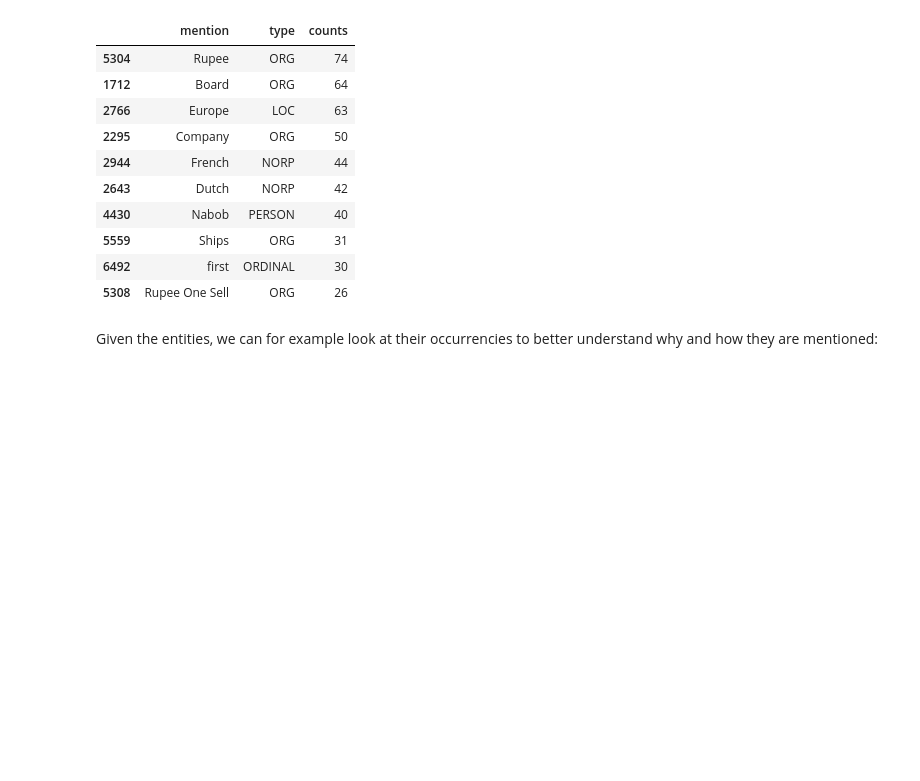
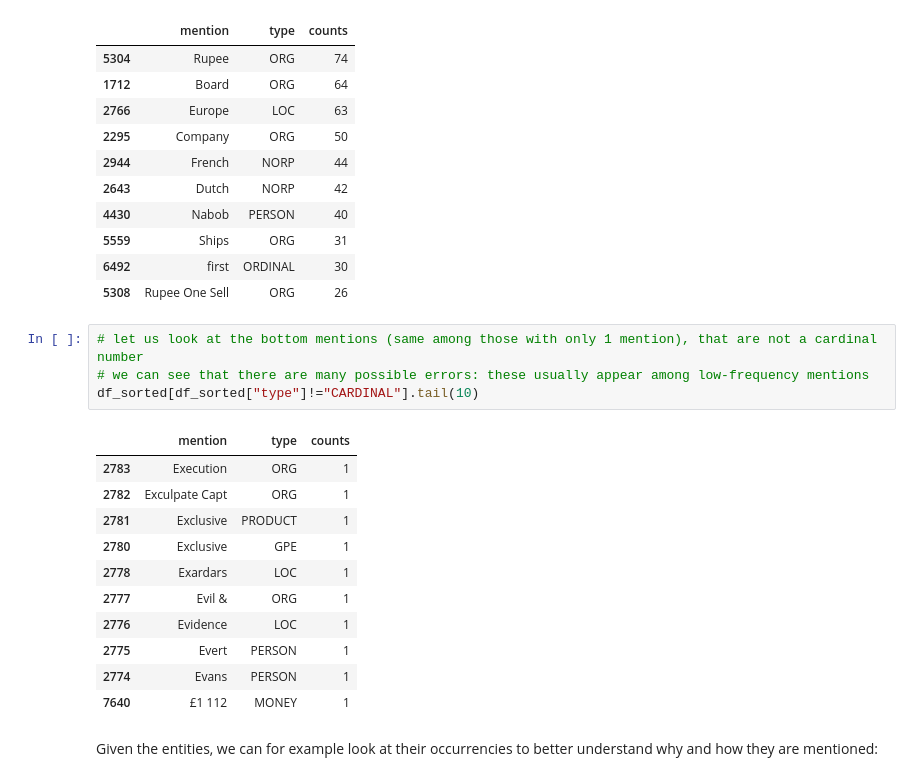
Before and after one commit to Giovanni1085/AM_AER_colonial, a Jupyter notebook: Automated Entity Recognition in Colonial Records.ipynb, the cells around one changed output. Saved outputs shown, nothing was run; the diff lists cells and outputs as text; blank space fills up the shorter version.

```diff
--- a/Automated Entity Recognition in Colonial Records.ipynb
+++ b/Automated Entity Recognition in Colonial Records.ipynb
@@ -195,6 +195,22 @@ df_sorted[df_sorted["type"]!="CARDINAL"].head(10)
 | 5559 | Ships | ORG | 31 |
 | 6492 | first | ORDINAL | 30 |
 | 5308 | Rupee One Sell | ORG | 26 |
+# %%
+# let us look at the bottom mentions (same among those with only 1 mention), that are not a cardinal number
+# we can see that there are many possible errors: these usually appear among low-frequency mentions
+df_sorted[df_sorted["type"]!="CARDINAL"].tail(10)
+# %% [output]
+|  | mention | type | counts |
+| 2783 | Execution | ORG | 1 |
+| 2782 | Exculpate Capt | ORG | 1 |
+| 2781 | Exclusive | PRODUCT | 1 |
+| 2780 | Exclusive | GPE | 1 |
+| 2778 | Exardars | LOC | 1 |
+| 2777 | Evil & | ORG | 1 |
+| 2776 | Evidence | LOC | 1 |
+| 2775 | Evert | PERSON | 1 |
+| 2774 | Evans | PERSON | 1 |
+| 7640 | £1 112 | MONEY | 1 |
 # %% [markdown]
 Given the entities, we can for example look at their occurrencies to better understand why and how they are mentioned:
 # %%
```
Also changed, not shown: parts of 1 cell of this notebook, 2 other files.
